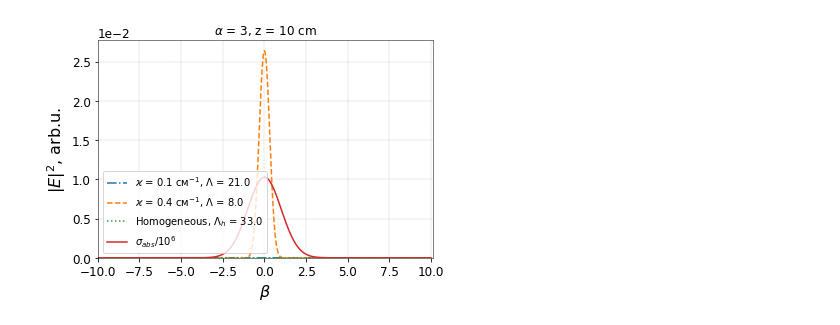
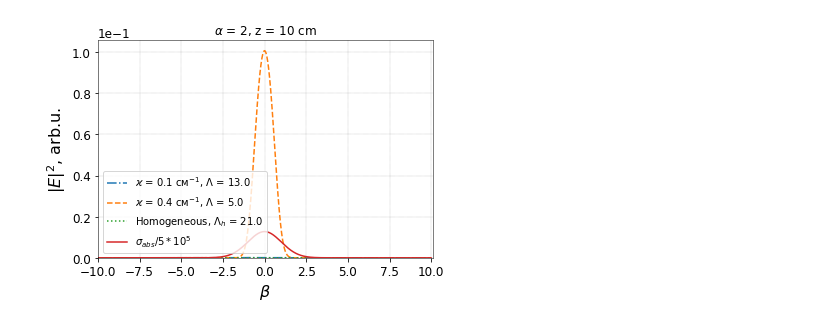
Before and after one commit to sakhnos/Paper4_Plasma, a Jupyter notebook: Plasma_W()_exp_normalized_T(z).ipynb, the cells around one changed output. Saved outputs shown, nothing was run; the diff lists cells and outputs as text; code cells hidden in the pictures.

```diff
--- a/Plasma_W()_exp_normalized_T(z).ipynb
+++ b/Plasma_W()_exp_normalized_T(z).ipynb
@@ -14,46 +14,32 @@ from matplotlib.ticker import StrMethodFormatter
 c = 137
 aB = 0.52 * 10 ** (-8) # Bohr's radius in cm
 
+def sigma_abs(w, wik, f0, delta, M):  # DONE!!!!
+    return (2 * np.pi ** 2 / c) * f0 * Doppler(w, wik, delta, M) # Doppler() === G()
+#
+
 def N(z, kappa, za, zb, N0):# concentration profile
    return N0  * (np.exp(-kappa * (z - za)) + np.exp(kappa * (z - zb)))  / (1 + np.exp(-kappa * (zb - za)))
 
+def T_Vshape(z): # non-uniform temperature distribution
+    if (z <= 50):
+        return (1.6 * z + 10) / 27.2          # z[cm], T(z)[at.u.]
+    else:
+        return (-1.6 * (z-100) + 10)  / 27.2  # z[cm], T(z)[at. u.]
 
-#def f(z, kappa, za, zb):
-#    return (1 - np.exp(-kappa * (z - za)) * (1 + np.exp(kappa * (z - (zb-za)))))
-#print(f(1, 0.1, 0, 100) / 1)
-
-def delta_wik(wik, T, M):
+def delta_wik(z, wik, M): # DONE!!!!!!
+    T = T_Vshape(z)
     return np.sqrt(T/M) * (wik / c)
 
-def Doppler(w, wik, T, M):
-    g = (np.exp( -((w - wik) ** 2)/(2 * (delta_wik(wik, T, M)) ** 2)  )) / (delta_wik(wik, T, M) * np.sqrt(2 * np.pi))
-    #print(delta_wik(wik, T, M) * 27.2)
-    return g
+def Doppler(w, wik, delta, M):  # DONE!!!!!!
+    return  np.exp( -((w - wik) ** 2) / (2 * (delta ** 2))) / (delta * np.sqrt(2 * np.pi))
 
-def sigma_abs(w, wik, f0, T, M):
-    return (2 * np.pi ** 2 / c) * f0 * Doppler(w, wik, T, M) # Doppler() === G()
 
-def T_Ushape(z): # non-uniform temperature distribution
-    if (z <= 50):
-        return (1.6 * z + 10) # z[cm], T(z)[eV]
-    else:
-        return (-1.6 * (z-100) + 10)  # z[cm], T(z)[eV]
-
-def sigma_abs_visualisation():
-    sigma_abs_val = np.zeros(len(beta))
-    for i in range(len(beta)):
-         sigma_abs_val[i] = sigma_abs(w0 + delta * beta[i], w0, f0, T, M)  # wik - w0!!!!!!
-    plt.plot(beta, sigma_abs_val)
-    plt.show()
-
-def Gmax(delta):
+def Gmax(delta): # delta schitaetsa v funkzii W pri zadannom z
     return 1 / ((np.sqrt(2 * np.pi)) * delta)
 
 def sigma_abs_max(delta, f0):
     return (2 * np.pi ** 2 * f0 * Gmax(delta)) / c
-
-def FLkappa(delta, f0, N0, z, kappa, za, zb): # optical thickness L for N(z) without denominator
-    return sigma_abs_max(delta, f0) * (aB) ** 2 * N0 * f(z, kappa, za, zb)  / (2 * kappa)
 
 def Lkappa(delta, f0, N0, z, kappa, za, zb): # optical thickness L
     zz = np.arange(za, z, 0.0005)
@@ -62,61 +48,53 @@ def Lkappa(delta, f0, N0, z, kappa, za, zb): # optical thickness L
          val[i] = N(zz[i], kappa, za, zb, N0)    #!!!!!!!!!!!!!!!!!!!!!!!!!!!!!!!!!!!!!!
     integral = np.trapz(val, zz)
     return sigma_abs_max(delta, f0) * (aB) ** 2 * integral
-#print(Lkappa(delta, f0, N0, z, kappa, za, zb))
 
-
-
-def E2FourL(beta, delta, alpha, kappa, w0, za, zb, z, E0, N0, f0, T, M, delta_small): # with optical thickness L
+def E2FourL(beta, delta, alpha, kappa, w0, za, zb, z, E0, N0, f0, M, delta_small): # with optical thickness L
     LkappaVal = Lkappa(delta, f0, N0, z, kappa, za, zb)
     F2L = np.zeros(len(beta))
- # !!!!!!!!!!!!!!!!!!!!!!!!!!!!!!!!!!!!!!!!!!!!!!!!!!!!!!!!!!!!!!!!!!!!!!!!!!!!!!!!!!!!!!!!
     for i in range(len(beta)):
         F2L[i] = E0 ** 2 * (np.pi/2) * (alpha ** 2 / delta ** 2) * np.exp(-(beta[i] - delta_small) ** 2 * alpha ** 2 - \
-             LkappaVal * Doppler(w0 + delta * beta[i], w0, T, M) / Gmax(delta) )   # Doppler() === G()
+             LkappaVal * Doppler(w0 + delta * beta[i], w0, delta, M) / Gmax(delta) )   # Doppler() === G()
             #def f(z, kappa, za, zb):
     return F2L
-
-
-
-
 
 
 ### Homogenious functions BEGIN ###
 def Lkappa_homo(delta, f0, N0, z, za): # optical thickness L for homogenious plasma
     return sigma_abs_max(delta, f0) * (aB) ** 2 * N0 * (z - za)
 
-def E2FourL_homo(beta, delta, alpha, w0, za, z, E0, N0, f0, T, M, delta_small): # with optical thickness L
+def E2FourL_homo(beta, delta, alpha, w0, za, z, E0, N0, f0, M, delta_small): # with optical thickness L
     LkappaValHomo = Lkappa_homo(delta, f0, N0, z, za)
     F2LHomo = np.zeros(len(beta))
     for i in range(len(beta)):
         F2LHomo[i] = E0 ** 2 * (np.pi/2) * (alpha ** 2 / delta ** 2) * np.exp(-(beta[i] - delta_small) ** 2 * alpha ** 2 -
-            LkappaValHomo * Doppler(w0 + delta * beta[i], w0, T, M) / Gmax(delta) )   # Doppler() === G()
+            LkappaValHomo * Doppler(w0 + delta * beta[i], w0, delta, M) / Gmax(delta) )   # Doppler() === G()
     return F2LHomo
 
-def W_homo(beta, alpha, delta, z, za, w0, f0, E0, T, M, N0, delta_small):
+def W_homo(beta, alpha, delta, z, za, w0, f0, E0, M, N0, delta_small):
     a = (np.pi/4) * f0 * E0 ** 2 * alpha ** 2 / (w0 * delta)
     J = np.zeros(len(beta))
     for i in range(len(beta)):
-       J[i] = Doppler(w0 + delta * beta[i], w0, T, M) * np.exp(-(beta[i] - delta_small) ** 2 * alpha ** 2 - Lkappa_homo(delta, f0, N0, z, za) *
-                     Doppler(w0 + delta * beta[i], w0, T, M) / Gmax(delta))
+       J[i] = Doppler(w0 + delta * beta[i], w0, delta, M) * np.exp(-(beta[i] - delta_small) ** 2 * alpha ** 2 - Lkappa_homo(delta, f0, N0, z, za) *
+                     Doppler(w0 + delta * beta[i], w0, delta, M) / Gmax(delta))
     integral = a * np.trapz(J, beta)
     return integral
   ### Homogenious functions END ###
 
-def LKappaVis():
+def LKappaVis():  # DONE!!!!!!!!!!!!!!!!!!!!!!
     w0 = 10.199 / 27.2 # 10.199 alfa, 12.094 - beta
     f0 = 0.416
-    T = 10 / 27.2      # Plasma's temperature
     M = 1828
-    delta = delta_wik(w0, T, M)
     N0 = 2 * 10 ** 14
-    kappa = 0.2
+    kappa = 0.4
     za = 0
     zb = 100
     z = np.arange(0, 100, 5)
     val = np.zeros(len(z))
     valHomo = np.zeros(len(z))
     for i in range(len(z)):
+        delta = delta_wik(z[i], w0, M)
+        #print(delta)
         val[i] = Lkappa(delta, f0, N0, z[i], kappa, za, zb)
         valHomo[i] = Lkappa_homo(delta, f0, N0, z[i], za)
     fig = plt.figure()
@@ -141,9 +119,9 @@ def LKappaVis():
     plt.show()
     return 0
 
-def E2FourL_visualisation():
+def E2FourL_visualisation(): # DONE!!!!!
     beta = np.arange(-10, 10, 0.01)
-    alpha = 3
+    alpha = 2
     kappa1 = 0.1
     kappa2 = 0.4
     za = 0
@@ -152,26 +130,24 @@ def E2FourL_visualisation():
     N0 = 2 * 10 ** 14  # my own profile 14
     w0 = 10.199 / 27.2 # 10.199 alfa, 12.094 - beta
     f0 = 0.416
-    T = 10 / 27.2      # Plasma's temperature
     M = 1828
-    z1 = 10
+    z1 = 10  # distance
     delta_small = 0
-    delta = delta_wik(w0, T, M)  # width of line
+    delta =  delta_wik(z1, w0, M)  # width of line    # at T = 10 eV width of line = 3.881 * 10 ** (-5) at.u.
 
-    E2F_1 = E2FourL(beta, delta, alpha, kappa1, w0, za, zb, z1, E0, N0, f0, T, M, delta_small)
-    E2F_2 = E2FourL(beta, delta, alpha, kappa2, w0, za, zb, z1, E0, N0, f0, T, M, delta_small)
-    E2F_homo = E2FourL_homo(beta, delta, alpha, w0, za,     z1, E0, N0, f0, T, M, delta_small)
+    E2F_1 = E2FourL(beta, delta, alpha, kappa1, w0, za, zb, z1, E0, N0, f0, M, delta_small)
+    E2F_2 = E2FourL(beta, delta, alpha, kappa2, w0, za, zb, z1, E0, N0, f0, M, delta_small)
+    E2F_homo = E2FourL_homo(beta, delta, alpha, w0, za,     z1, E0, N0, f0, M, delta_small)
 
     sigAbs = np.zeros(len(beta))
     for i in range(len(beta)):
-      sigAbs[i] = Doppler(w0 + delta * beta[i], w0, T, M) / 10 ** 6
+      sigAbs[i] =   Doppler(w0 + delta * beta[i], w0, delta, M) /  (5 * 10 ** 5)
 
     fig = plt.figure()
     fig.patch.set_facecolor('xkcd:white') # outer color
     plt.plot(beta, E2F_1,'-.')
     plt.plot(beta, E2F_2,'--')
     plt.plot(beta, E2F_homo,':')
-
     plt.plot(beta, sigAbs,'')
     ax = plt.gca()
     ax.set_facecolor((1.0, 1.0, 1.0))    # background color
@@ -191,7 +167,7 @@ def E2FourL_visualisation():
     plt.legend([r"$\varkappa$ = " + str(kappa1) + str(" см$^{-1}$, ") + r'$\Lambda$ = ' + str(round(Lkappa(delta, f0, N0, z1, kappa1, za, zb))),
                 r"$\varkappa$ = " + str(kappa2) + str(" см$^{-1}$, ") + r'$\Lambda$ = ' + str(round(Lkappa(delta, f0, N0, z1, kappa2, za, zb))),
                 r"Homogeneous, " + r'$\Lambda_h$ = ' + str(round(Lkappa_homo(delta, f0, N0, z1, za))),
-               "$\sigma_{abs}/10^6$"], loc='lower left', fontsize = 10) # loc='best'
+               "$\sigma_{abs}/ 5 * 10^5$"], loc='lower left', fontsize = 10) # loc='best'
     plt.ylim(0)
     plt.xlim(beta[0], beta[len(beta) - 1]+0.1)
     ax.yaxis.get_offset_text().set_fontsize(12) # size of the power in sci lim
@@ -202,8 +178,6 @@ def E2FourL_visualisation():
     plt.show()
     return
 
-# def Nnh(N0, kappa, z, d): # Non-homogenious concentration. Z here is d/2 = 50 cm
-#     return (2 * N0 * kappa * z) / f(z, kappa, d)
 
 def concentration_visualisation():
     zb = 100
@@ -240,32 +214,32 @@ def concentration_visualisation():
     ax.spines['bottom'].set_linewidth(0.5)
     ax.spines['bottom'].set_color('0.0')
     ax.spines['top'].set_linewidth(0.5)
     ax.spines['top'].set_color('0.0')
     ax.spines['left'].set_linewidth(0.5)
     ax.spines['left'].set_color('0.0')
     ax.spines['right'].set_linewidth(0.5)
     ax.spines['right'].set_color('0.0')
     ax.grid(b=True, which='major', axis='both', color = 'k', linestyle=':', linewidth=0.2)
     plt.xlabel(r'z, cm',  {'color': 'k', 'fontsize': 16})
     plt.ylabel(r'N(z), cm$^{-3}$', {'color': 'k', 'fontsize': 16})
  #  plt.title(r'$\alpha$ = ' + str(alpha) + str(" cm-1, ") + "z = " + str(z1) + " cm")
     plt.ticklabel_format(style='sci', axis='y', scilimits=(2, 3), useOffset=False)
     plt.legend([r"Homogeneous", r"$\varkappa$ = " + str(kappa1) + str(" см$^{-1}$, "), r"$\varkappa$ = " + str(kappa2) + str(" см$^{-1}$, "),
                 r"$\varkappa$ = " + str(kappa3) + str(" см$^{-1}$")], loc='best', fontsize = 13)
     plt.ylim(0)
     plt.xlim(z[0], z[len(z) - 1]+0.1)
     ax.yaxis.get_offset_text().set_fontsize(12) # size of the power in sci lim
     for tick in ax.yaxis.get_major_ticks(): # size of numbers of Y-axia
         tick.label.set_fontsize(12)
     for tick in ax.xaxis.get_major_ticks():
         tick.label.set_fontsize(12)
     plt.show()
     return
 
 
 #concentration_visualisation()
 #LKappaVis()
 E2FourL_visualisation() # spectra visualisation
 # %% [output]
-[figure, old version]
+[figure, new version]
 # %%
```
Also changed, not shown: parts of 1 cell of this notebook.
